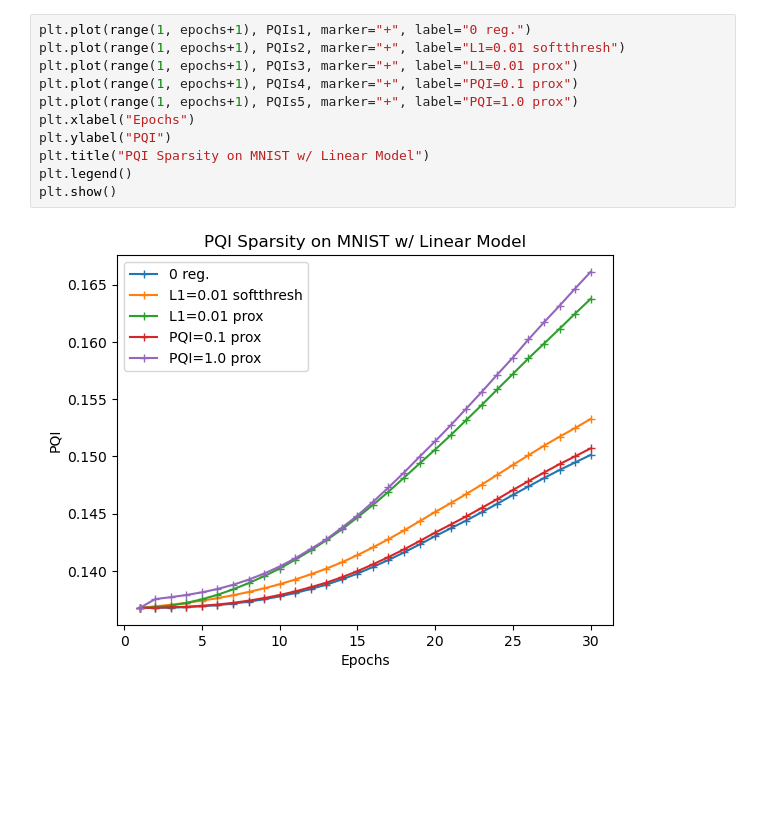
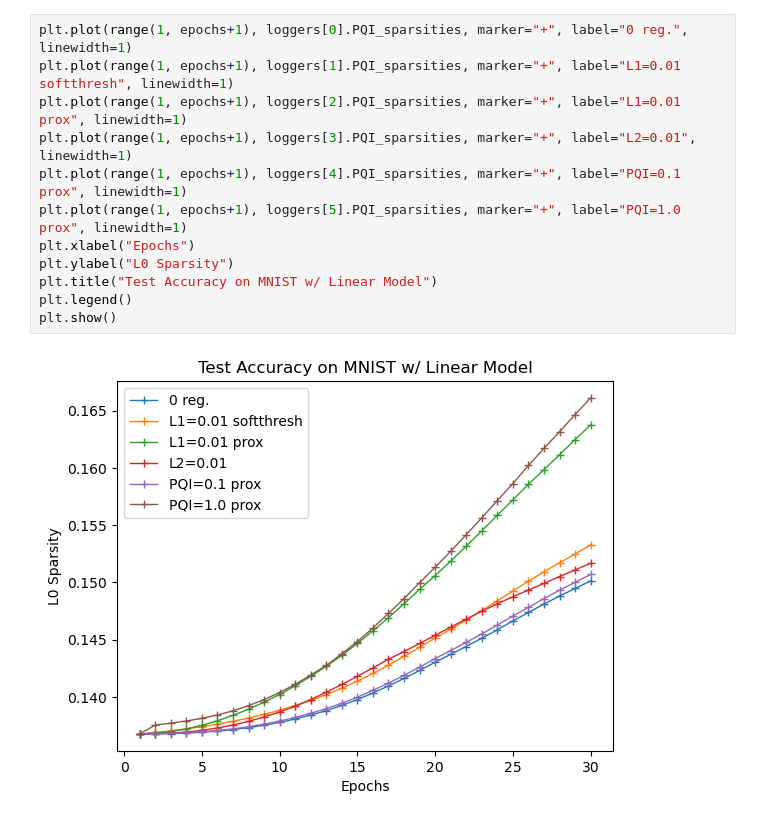
Before and after one commit to diaoenmao/Deep-Regularization, a Jupyter notebook: Pipeline.ipynb, the cells around one changed output. Drawn from its saved outputs; the diff is of its cells as text; blank space fills up the shorter version.

```diff
--- a/Pipeline.ipynb
+++ b/Pipeline.ipynb
@@ -251,13 +108,14 @@ plt.show()
 # %%
-plt.plot(range(1, epochs+1), PQIs1, marker="+", label="0 reg.")
-plt.plot(range(1, epochs+1), PQIs2, marker="+", label="L1=0.01 softthresh")
-plt.plot(range(1, epochs+1), PQIs3, marker="+", label="L1=0.01 prox")
-plt.plot(range(1, epochs+1), PQIs4, marker="+", label="PQI=0.1 prox")
-plt.plot(range(1, epochs+1), PQIs5, marker="+", label="PQI=1.0 prox")
+plt.plot(range(1, epochs+1), loggers[0].PQI_sparsities, marker="+", label="0 reg.", linewidth=1)
+plt.plot(range(1, epochs+1), loggers[1].PQI_sparsities, marker="+", label="L1=0.01 softthresh", linewidth=1)
+plt.plot(range(1, epochs+1), loggers[2].PQI_sparsities, marker="+", label="L1=0.01 prox", linewidth=1)
+plt.plot(range(1, epochs+1), loggers[3].PQI_sparsities, marker="+", label="L2=0.01", linewidth=1)
+plt.plot(range(1, epochs+1), loggers[4].PQI_sparsities, marker="+", label="PQI=0.1 prox", linewidth=1)
+plt.plot(range(1, epochs+1), loggers[5].PQI_sparsities, marker="+", label="PQI=1.0 prox", linewidth=1)
 plt.xlabel("Epochs")
-plt.ylabel("PQI")
-plt.title("PQI Sparsity on MNIST w/ Linear Model")
+plt.ylabel("L0 Sparsity")
+plt.title("Test Accuracy on MNIST w/ Linear Model")
 plt.legend()
 plt.show()
 # %% [output]
-[figure, old version]
+[figure, new version]
```
Also changed, not shown: parts of 6 cells of this notebook, 22 other files.
